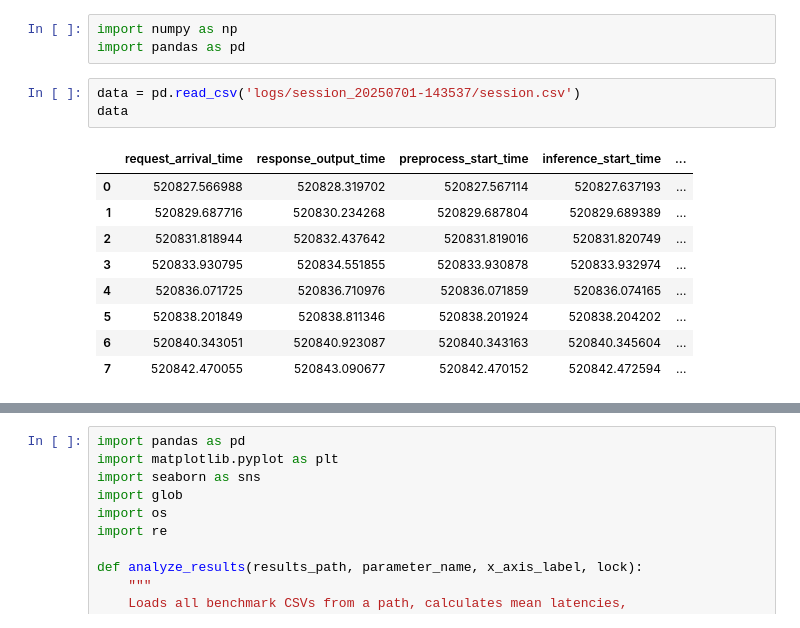
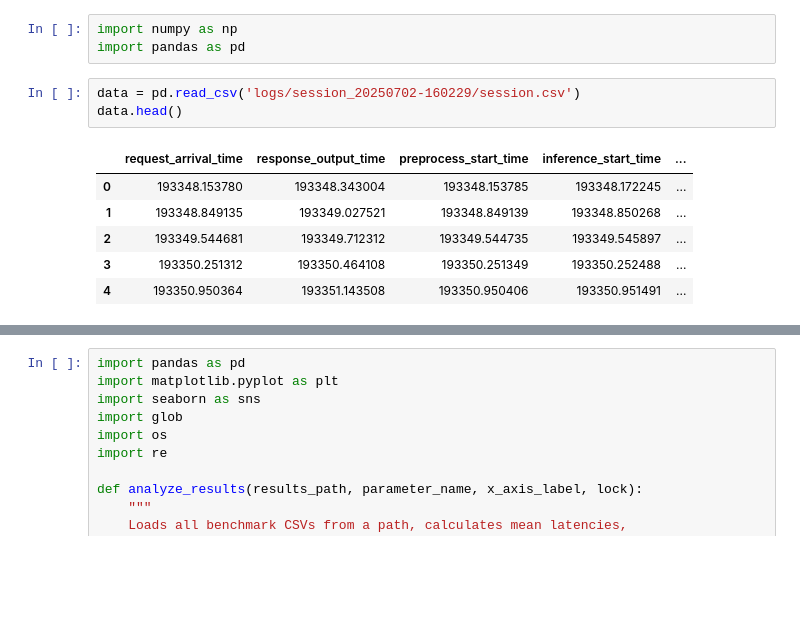
Before and after one commit to StreamMUSE/StreamMUSE-v1, a Jupyter notebook: app/benchmark.ipynb, the cells around one changed output, grey strips where cells are left out. Saved outputs shown, nothing was run; the diff lists cells and outputs as text; blank space fills up the shorter version.

```diff
--- a/app/benchmark.ipynb
+++ b/app/benchmark.ipynb
@@ -2,18 +2,15 @@
 import numpy as np
 import pandas as pd
 # %%
-data = pd.read_csv('logs/session_20250701-143537/session.csv')
-data
+data = pd.read_csv('logs/session_20250702-160229/session.csv')
+data.head()
 # %% [output]
 |  | request_arrival_time | response_output_time | preprocess_start_time | inference_start_time | ... |
-| 0 | 520827.566988 | 520828.319702 | 520827.567114 | 520827.637193 | ... |
-| 1 | 520829.687716 | 520830.234268 | 520829.687804 | 520829.689389 | ... |
-| 2 | 520831.818944 | 520832.437642 | 520831.819016 | 520831.820749 | ... |
-| 3 | 520833.930795 | 520834.551855 | 520833.930878 | 520833.932974 | ... |
-| 4 | 520836.071725 | 520836.710976 | 520836.071859 | 520836.074165 | ... |
-| 5 | 520838.201849 | 520838.811346 | 520838.201924 | 520838.204202 | ... |
-| 6 | 520840.343051 | 520840.923087 | 520840.343163 | 520840.345604 | ... |
-| 7 | 520842.470055 | 520843.090677 | 520842.470152 | 520842.472594 | ... |
+| 0 | 193348.153780 | 193348.343004 | 193348.153785 | 193348.172245 | ... |
+| 1 | 193348.849135 | 193349.027521 | 193348.849139 | 193348.850268 | ... |
+| 2 | 193349.544681 | 193349.712312 | 193349.544735 | 193349.545897 | ... |
+| 3 | 193350.251312 | 193350.464108 | 193350.251349 | 193350.252488 | ... |
+| 4 | 193350.950364 | 193351.143508 | 193350.950406 | 193350.951491 | ... |
 # %%
 # Calculate the duration of each stage by finding the difference between timestamps
 data['server_total_duration'] = data['response_output_time'] - data['request_arrival_time']
```
Also changed, not shown: parts of 3 cells of this notebook, 4 other files.
